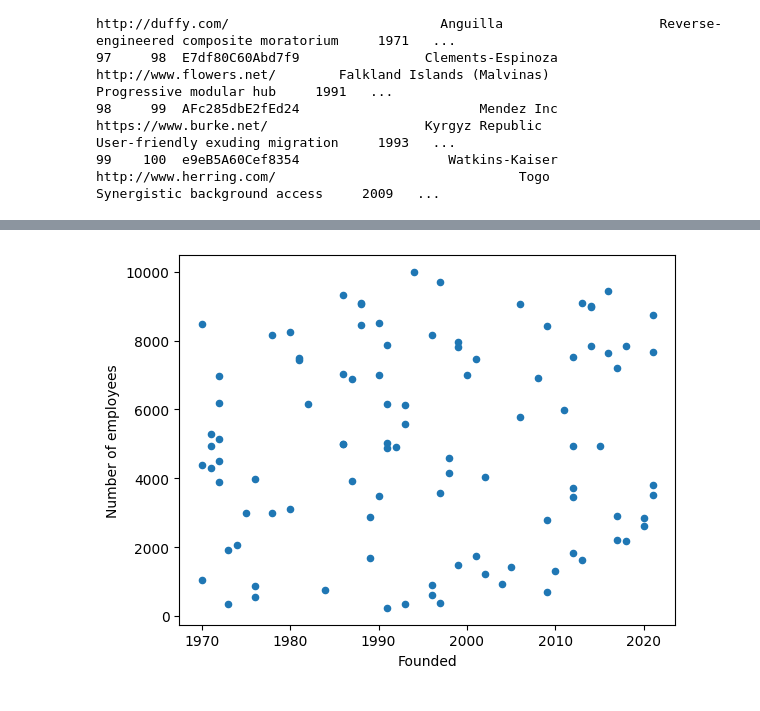
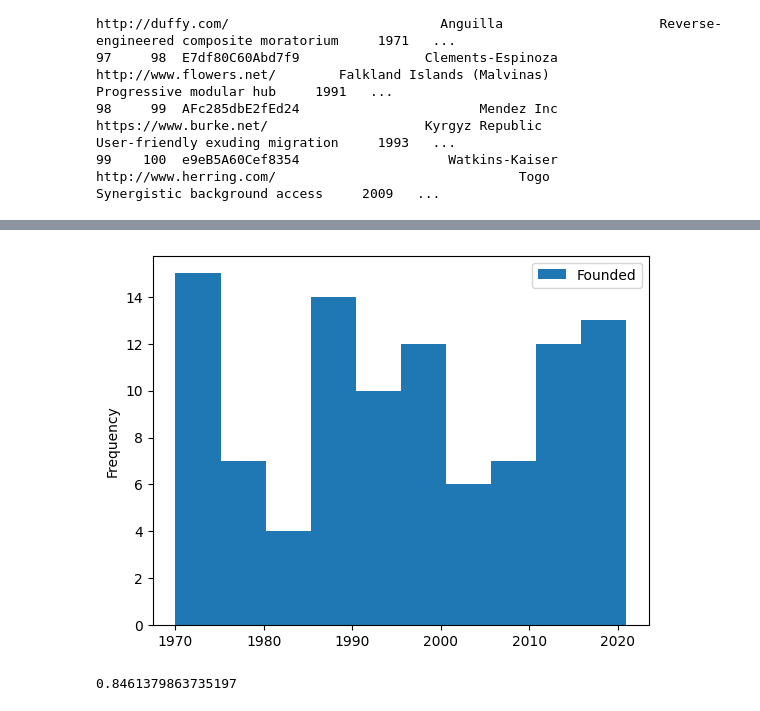
Before and after one commit to Humol-e/thingspeak-analyze, a Jupyter notebook: jupi.ipynb, the cells around one changed output, grey strips where cells are left out. Saved outputs shown, nothing was run; the diff lists cells and outputs as text; code cells hidden in the pictures.

```diff
--- a/jupi.ipynb
+++ b/jupi.ipynb
@@ -51,5 +34,20 @@ print(x)
 # %%
-df.plot(kind = 'scatter', x = 'Founded', y = 'Number of employees')
+df.plot(kind = 'hist', y = 'Founded', x = 'Number of employees')
+
 plt.show()
 # %% [output]
-[figure, old version]
+[figure, new version]
+# %%
+import numpy as np
+data = {
+    "Tiempo (s)": np.arange(0, 10, 1),  # 10 segundos de datos
+    "Aceleración_X (m/s²)": np.random.uniform(-2, 2, 10),  # Datos aleatorios entre -2 y 2 m/s²
+    "Aceleración_Y (m/s²)": np.random.uniform(-2, 2, 10),
+    "Aceleración_Z (m/s²)": np.random.uniform(-2, 2, 10),
+}
+
+rf = pd.DataFrame(data)
+josesito = np.mean(rf["Aceleración_X (m/s²)"])
+print(josesito)
+# %% [output]
+0.8461379863735197
```
Also changed, not shown: parts of 1 cell of this notebook.
